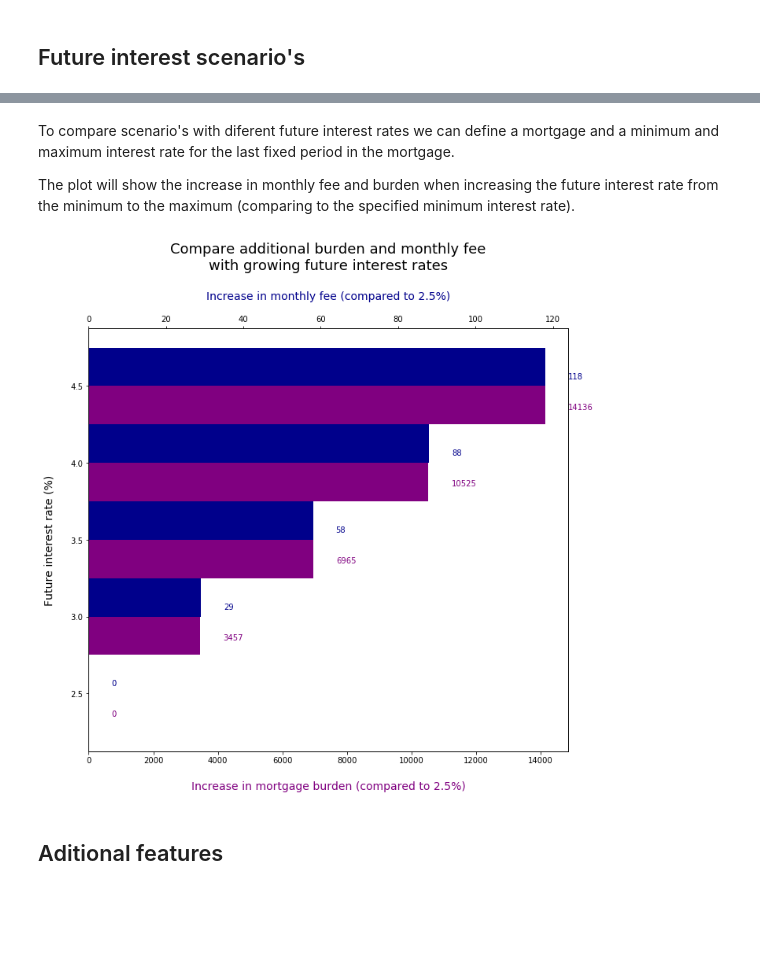
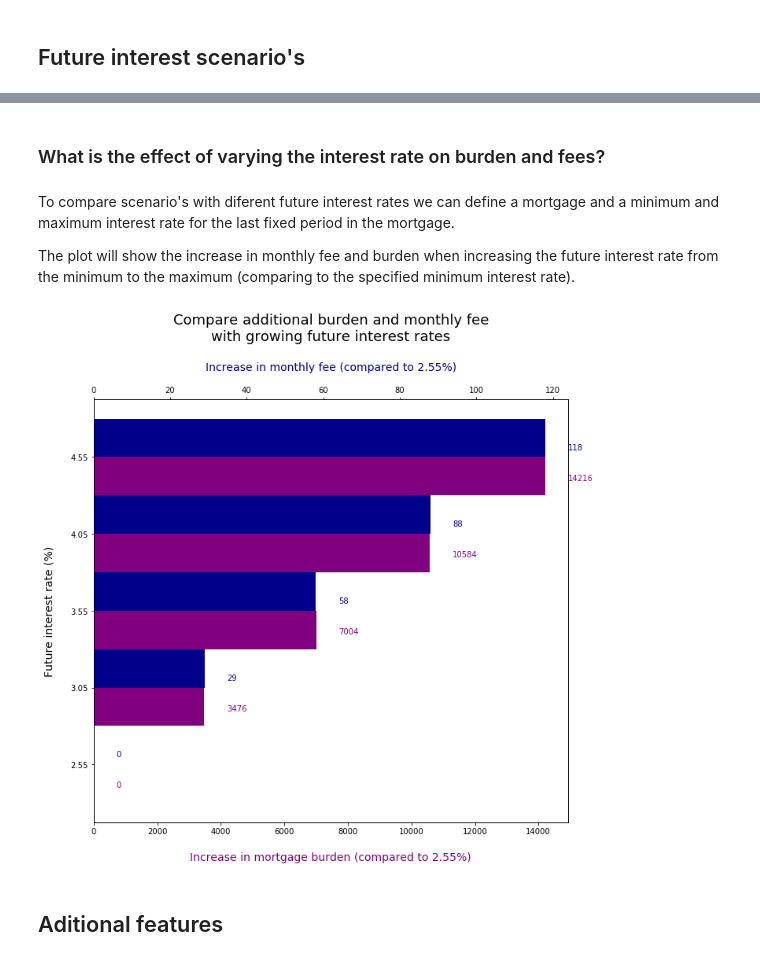
Before and after one commit to roelbertens/mortgages, a Jupyter notebook: notebooks/mortgage.ipynb, the cells around one changed output, grey strips where cells are left out. Drawn from its saved outputs; the diff is of its cells as text; code cells hidden in the pictures; blank space fills up the shorter version.

```diff
--- a/notebooks/mortgage.ipynb
+++ b/notebooks/mortgage.ipynb
@@ -72,3 +115,5 @@ mortgage_example.compare([mortgage_example2, mortgage_example3]);
+# %% [markdown]
+### What is the effect of varying the interest rate on burden and fees?
 # %% [markdown]
 To compare scenario's with diferent future interest rates we can define a mortgage and a minimum and maximum interest rate for the last fixed period in the mortgage.
 
@@ -76,14 +121,14 @@ The plot will show the increase in monthly fee and burden when increasing the fu
 # %%
 plot_interest_scenarios(
     periods=[240, 120],
-    interest_rates=[2.5],
-    future_interest_rate_min=2.5,
+    interest_rates=[2.55],
+    future_interest_rate_min=2.55,
     future_interest_rate_max=5,
     mortgage_amount=300_000,
     mortgage_duration=360,
 );
 # %% [output]
-[figure, old version]
+[figure, new version]
 # %% [markdown]
 ## Aditional features
 # %% [markdown]
```
Also changed, not shown: parts of 13 cells of this notebook, 3 other files.
